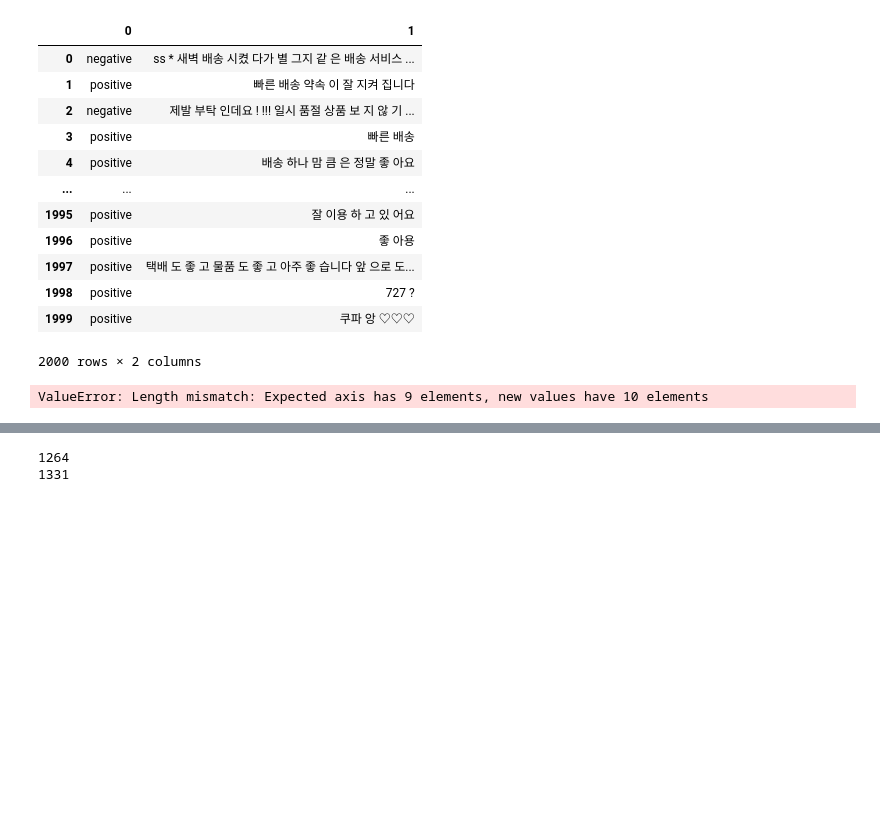
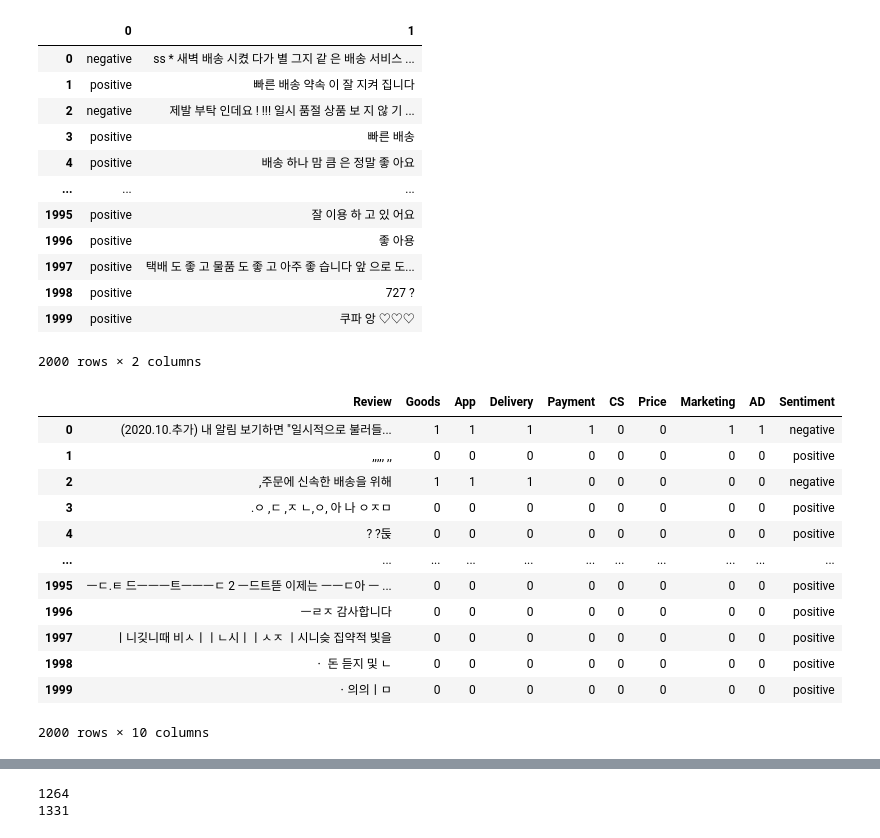
Before and after one commit to Lukaid/NLP_Review_Classifier, a Jupyter notebook: 7_Output_Analysis/test.ipynb, the cells around one changed output, grey strips where cells are left out. Drawn from its saved outputs; the diff is of its cells as text; code cells hidden in the pictures; blank space fills up the shorter version.

```diff
--- a/7_Output_Analysis/test.ipynb
+++ b/7_Output_Analysis/test.ipynb
@@ -55,11 +55,23 @@ sent
 # %%
 test_data_pred = pd.read_csv('test_topic_2.csv', encoding='utf-8').iloc[:, 1:]
 
-# test_data_pred = pd.concat([test_data_pred, sent[0]], axis = 1)
+test_data_pred = pd.concat([test_data_pred, sent[0]], axis = 1)
 
-test_data_pred.columns = ['Review', 'Goods', 'App', 'Delivery', 'Payment', 'CS', 'Price', 'Marketing', 'AD', 'Sentimen']
+test_data_pred.columns = ['Review', 'Goods', 'App', 'Delivery', 'Payment', 'CS', 'Price', 'Marketing', 'AD', 'Sentiment']
 
 test_data_pred
 # %% [output]
+|  | Review | Goods | App | Delivery | Payment | CS | Price | Marketing | AD | Sentiment |
+| 0 | (2020.10.추가) 내 알림 보기하면 "일시적으로 불러들... | 1 | 1 | 1 | 1 | 0 | 0 | 1 | 1 | negative |
+| 1 | ,,,,, ,, | 0 | 0 | 0 | 0 | 0 | 0 | 0 | 0 | positive |
+| 2 | ,주문에 신속한 배송을 위해 | 1 | 1 | 1 | 0 | 0 | 0 | 0 | 0 | negative |
+| 3 | .ㅇ ,ㄷ ,ㅈ ㄴ,ㅇ, 아 나 ㅇㅈㅁ | 0 | 0 | 0 | 0 | 0 | 0 | 0 | 0 | positive |
+| 4 | ? ?둕 | 0 | 0 | 0 | 0 | 0 | 0 | 0 | 0 | positive |
+| ... | ... | ... | ... | ... | ... | ... | ... | ... | ... | ... |
+| 1995 | ㅡㄷ.ㅌ 드ㅡㅡㅡ트ㅡㅡㅡㄷ 2 ㅡ드트뜯 이제는 ㅡㅡㄷ아 ㅡ ... | 0 | 0 | 0 | 0 | 0 | 0 | 0 | 0 | positive |
+| 1996 | ㅡㄹㅈ 감사합니다 | 0 | 0 | 0 | 0 | 0 | 0 | 0 | 0 | positive |
+| 1997 | ㅣ니깆니때 비ㅅㅣㅣㄴ시ㅣㅣㅅㅈ ㅣ시니슺 집약적 빛을 | 0 | 0 | 0 | 0 | 0 | 0 | 0 | 0 | positive |
+| 1998 | ㆍ 돈 듣지 및 ㄴ | 0 | 0 | 0 | 0 | 0 | 0 | 0 | 0 | positive |
+| 1999 | ㆍ의의ㅣㅁ | 0 | 0 | 0 | 0 | 0 | 0 | 0 | 0 | positive |
-ValueError: Length mismatch: Expected axis has 9 elements, new values have 10 elements
+2000 rows × 10 columns
 # %%
```
Also changed, not shown: parts of 8 cells of this notebook, 41 other files.
